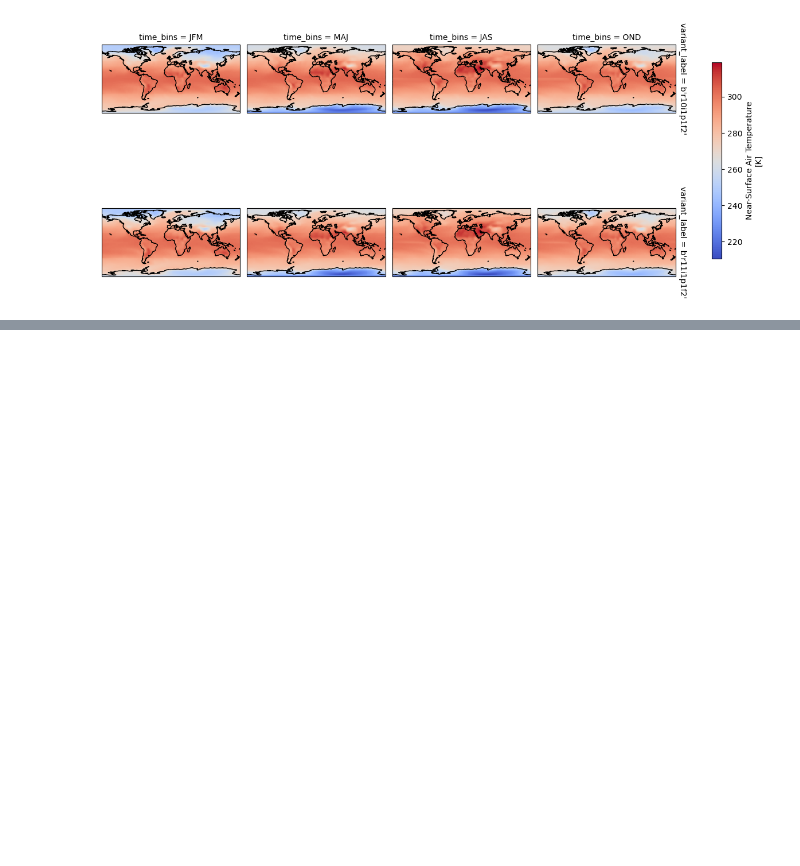
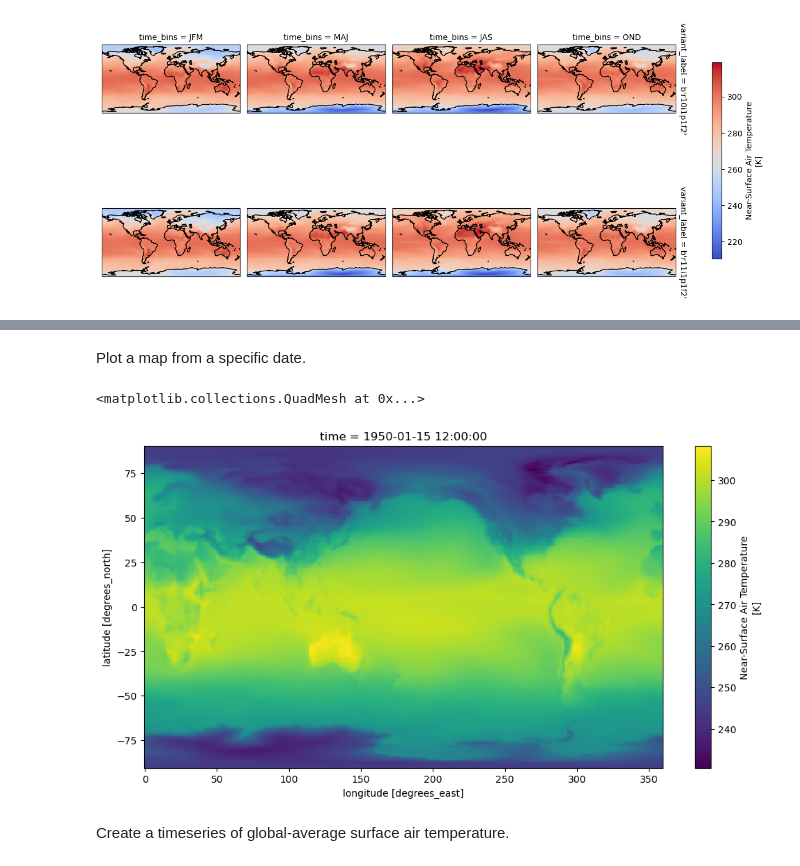
Before and after one commit to zequihg50/esgf-virtual-aggregation, a Jupyter notebook: demo.ipynb, the cells around one changed output, grey strips where cells are left out. Drawn from its saved outputs; the diff is of its cells as text; code cells hidden in the pictures; blank space fills up the shorter version.

```diff
--- a/demo.ipynb
+++ b/demo.ipynb
@@ -16,6 +19,11 @@ import numpy as np
 import pandas as pd
 import xarray
 import dask
+import matplotlib.pyplot as plt
 import cartopy.crs as ccrs
 
 dask.config.set(scheduler="processes")
+
+%matplotlib inline
+
+plt.rcParams['figure.figsize'] = 12, 6
@@ -212,0 +231,3 @@ for ax in plot.axs.flatten():
+# %%
+subset = df.query("aggregation == 'dataset' & product == 'CMIP' & model == 'CESM2' & experiment == 'historical' & table == 'Amon' & variable == 'tas' & version == 'v20190311'")
+subset
@@ -212,0 +253,4 @@ for ax in plot.axs.flatten():
+# %%
+url = subset.iloc[-1]["location"]
+ds = xarray.open_dataset(url).chunk({"time": 100})
+ds
@@ -212,0 +337,9 @@ for ax in plot.axs.flatten():
+# %% [markdown]
+Plot a map from a specific date.
+# %%
+ds.tas.sel(time='1950-01').squeeze().plot()
+# %% [output]
+<matplotlib.collections.QuadMesh at 0x...>
+[figure, added]
+# %% [markdown]
+Create a timeseries of global-average surface air temperature.
```
Also changed, not shown: parts of 18 cells of this notebook, 3 other files.
